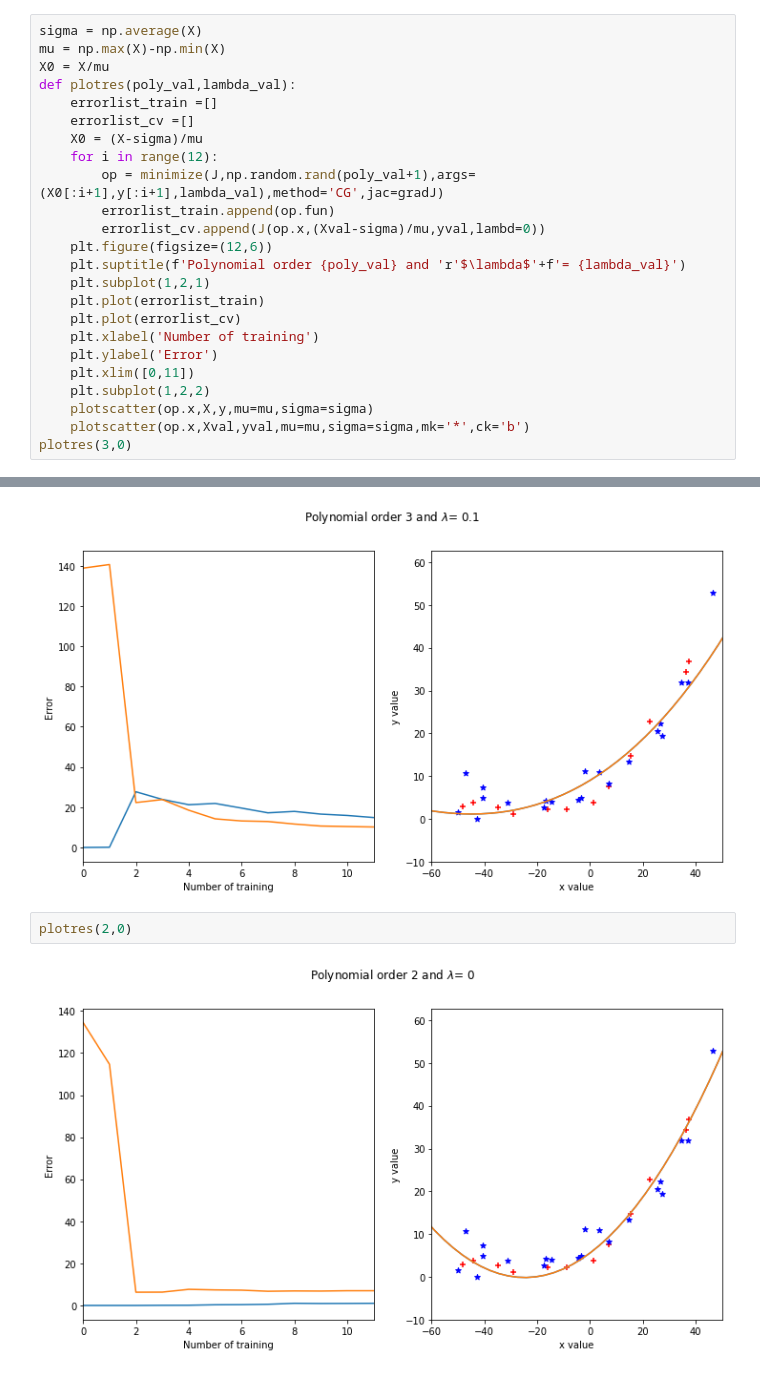
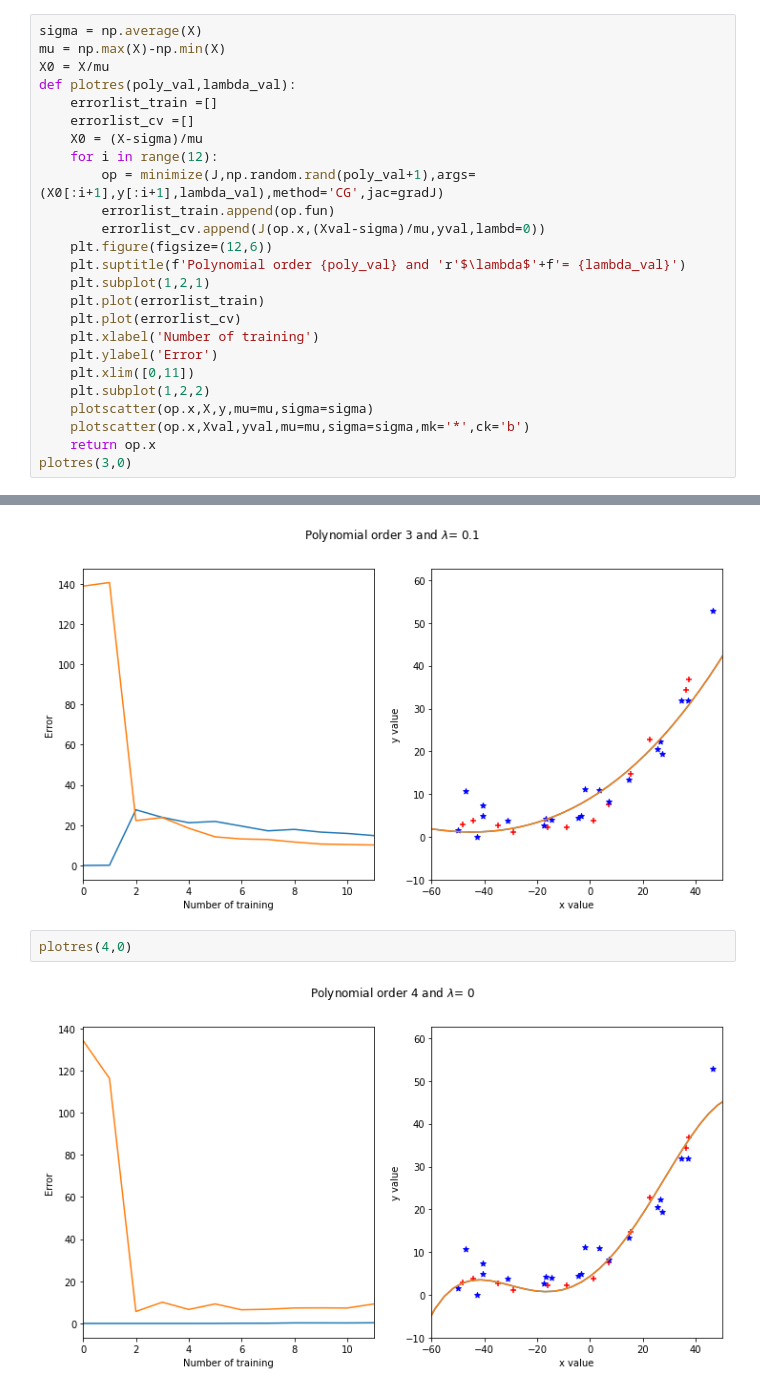
Before and after one commit to ChandraLiuswanto/MLE_test, a Jupyter notebook: Linear Regression Bias Variance/main.ipynb, the cells around one changed output, grey strips where cells are left out. Drawn from its saved outputs; the diff is of its cells as text.

```diff
--- a/Linear Regression Bias Variance/main.ipynb
+++ b/Linear Regression Bias Variance/main.ipynb
@@ -176,5 +175,6 @@ def plotres(poly_val,lambda_val):
     plt.subplot(1,2,2)
     plotscatter(op.x,X,y,mu=mu,sigma=sigma)
     plotscatter(op.x,Xval,yval,mu=mu,sigma=sigma,mk='*',ck='b')
+    return op.x
 plotres(3,0)
 # %% [output]
@@ -198,6 +199,6 @@ print('Using lambda > 0.1 on polynomial order 3, training error > cross validati
 Using lambda > 0.1 on polynomial order 3, training error > cross validation error
 [figure]
 # %%
-plotres(2,0)
+plotres(4,0)
 # %% [output]
-[figure, old version]
+[figure, new version]
```
Also changed, not shown: parts of 9 cells of this notebook.
